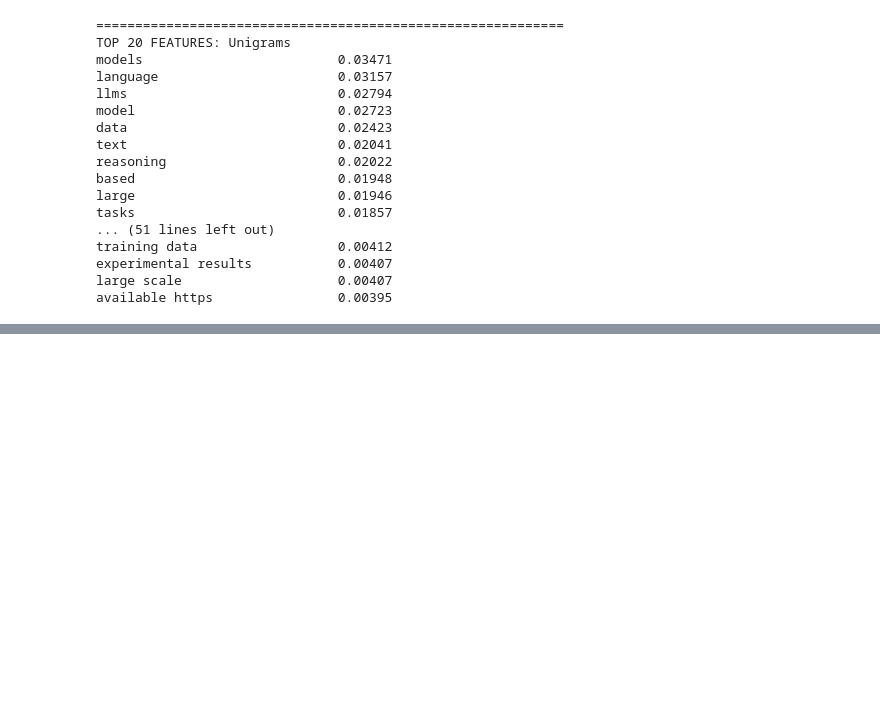
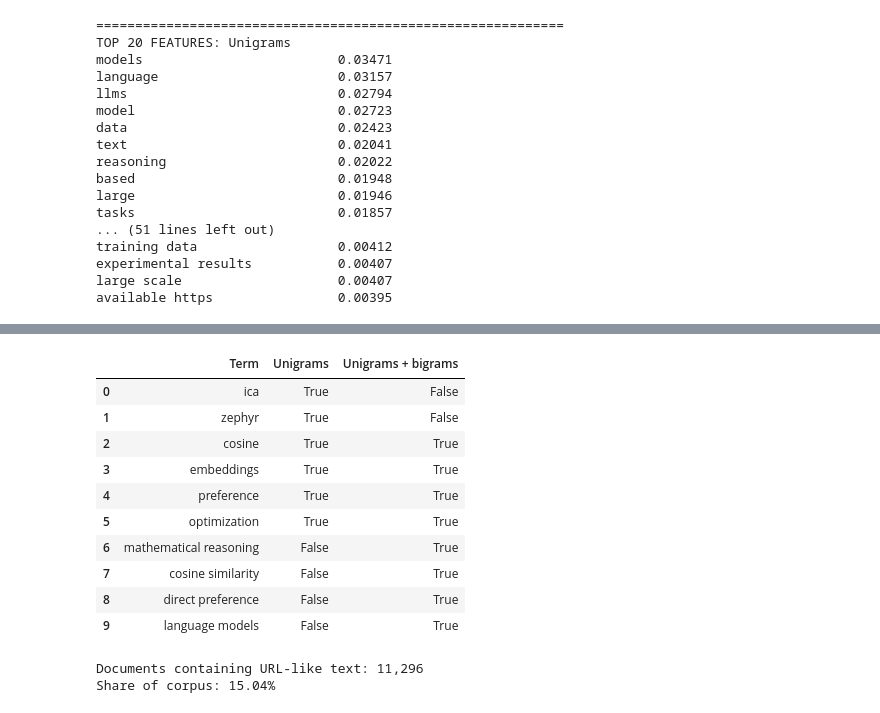
Before and after one commit to artyomturkoff/nlp-research-trends, a Jupyter notebook: 02_feature_engineering.ipynb, the cells around one changed output, grey strips where cells are left out. Cells and saved outputs as stored; diff of their text form; code cells hidden in the pictures; blank space fills up the shorter version.

```diff
--- a/02_feature_engineering.ipynb
+++ b/02_feature_engineering.ipynb
@@ -432,0 +549,52 @@ available https                0.00395
+# %%
+# Check vocabulary retention under the 10,000-feature limit
+terms_to_check = [
+    "ica",
+    "zephyr",
+    "cosine",
+    "embeddings",
+    "preference",
+    "optimization",
+    "mathematical reasoning",
+    "cosine similarity",
+    "direct preference",
+    "language models"
+]
+
+rows = []
+
+for term in terms_to_check:
+    rows.append({
+        "Term": term,
+        "Unigrams": term in vectorizers["Unigrams"].vocabulary_,
+        "Unigrams + bigrams": term in vectorizers["Unigrams + bigrams"].vocabulary_
+    })
+
+display(pd.DataFrame(rows))
+
+# Examine prevalence of URL-like text
+url_pattern = r"https?://|www\.|github\.com"
+
+has_url = df["document_text"].str.contains(
+    url_pattern,
+    case=False,
+    regex=True,
+    na=False
+)
+
+print(f"\nDocuments containing URL-like text: {has_url.sum():,}")
+print(f"Share of corpus: {has_url.mean():.2%}")
+# %% [output]
+|  | Term | Unigrams | Unigrams + bigrams |
+| 0 | ica | True | False |
+| 1 | zephyr | True | False |
+| 2 | cosine | True | True |
+| 3 | embeddings | True | True |
+| 4 | preference | True | True |
+| 5 | optimization | True | True |
+| 6 | mathematical reasoning | False | True |
+| 7 | cosine similarity | False | True |
+| 8 | direct preference | False | True |
+| 9 | language models | False | True |
+Documents containing URL-like text: 11,296
+Share of corpus: 15.04%
```
Also changed, not shown: parts of 9 cells of this notebook.
